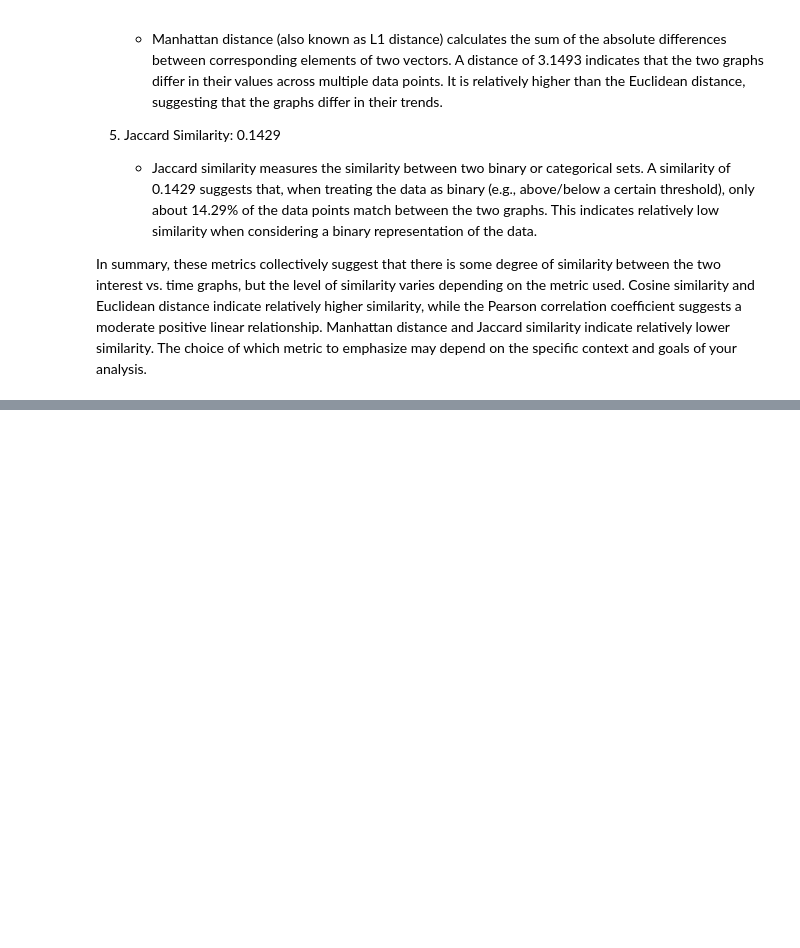
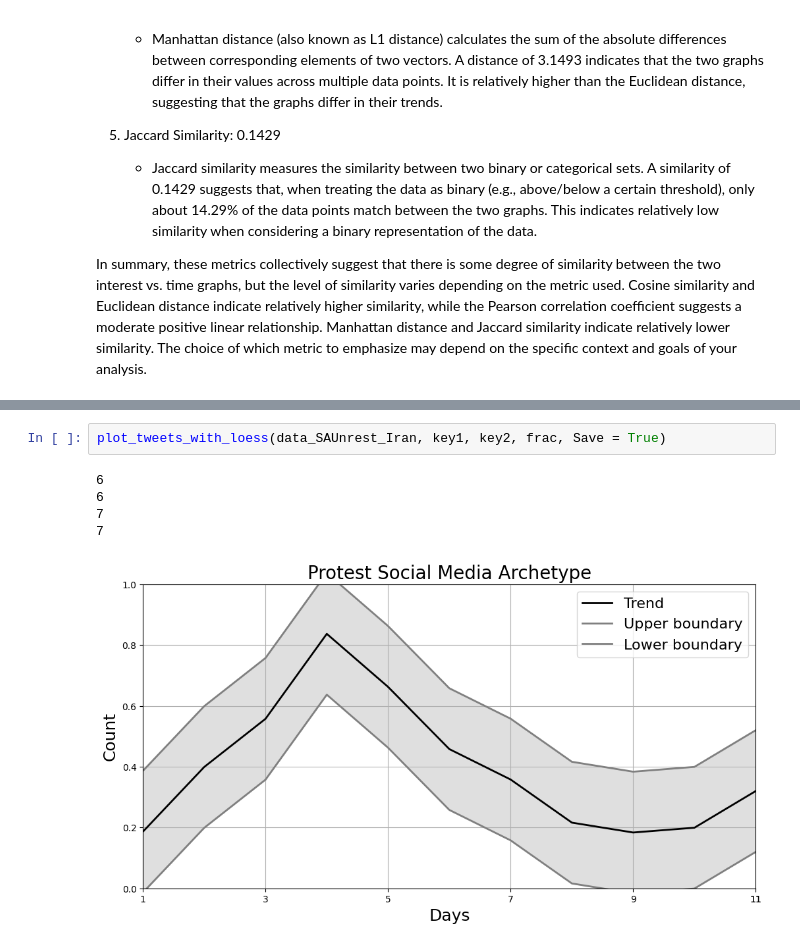
Before and after one commit to NatanGrayman/Investigation_Project, a Jupyter notebook: investigation-project-social-unrest.ipynb, the cells around one changed output, grey strips where cells are left out. Cells and saved outputs as stored; diff of their text form; blank space fills up the shorter version.

```diff
--- a/investigation-project-social-unrest.ipynb
+++ b/investigation-project-social-unrest.ipynb
@@ -2541,0 +3000,8 @@ In summary, these metrics collectively suggest that there is some degree of simi
+# %%
+plot_tweets_with_loess(data_SAUnrest_Iran, key1, key2, frac, Save = True)
+# %% [output]
+6
+6
+7
+7
+[figure, added]
```
Also changed, not shown: parts of 19 cells of this notebook.
